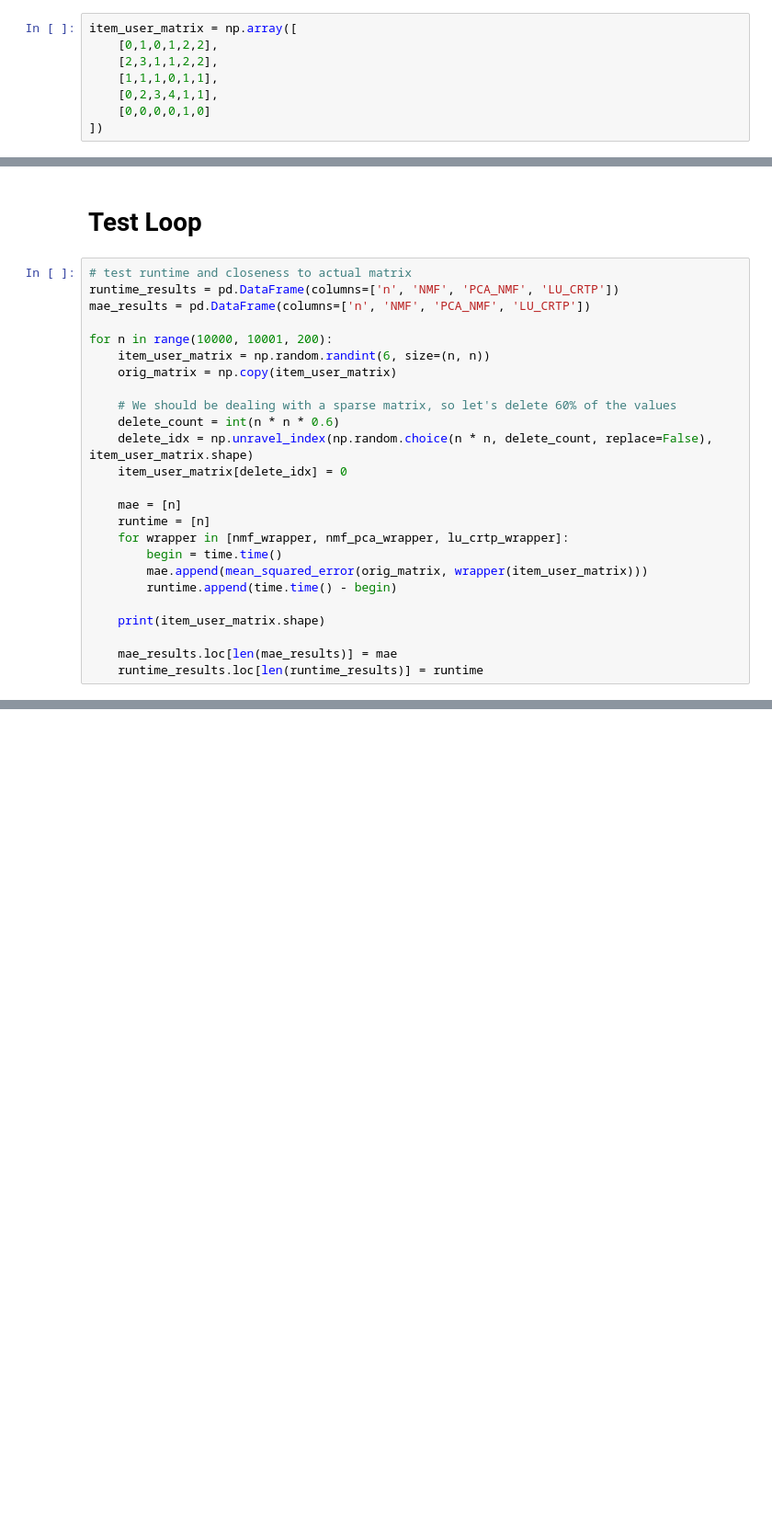
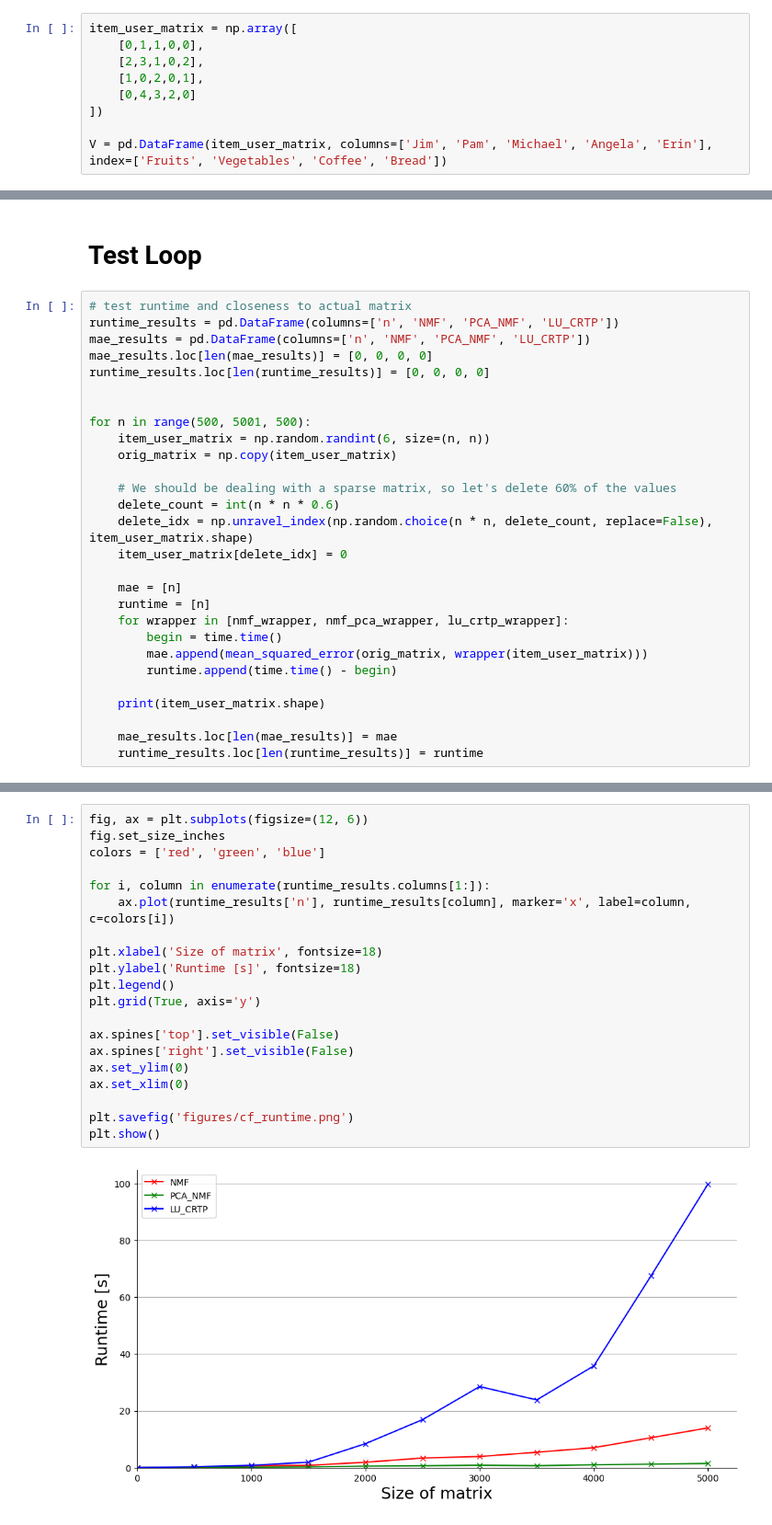
Before and after one commit to nicomu99/stl-implementation, a Jupyter notebook: test_loop.ipynb, the cells around one changed output, grey strips where cells are left out. Shown at 92% size. Saved outputs shown, nothing was run; the diff lists cells and outputs as text; blank space fills up the shorter version.

```diff
--- a/test_loop.ipynb
+++ b/test_loop.ipynb
@@ -10,9 +10,10 @@ import time
 # Define Data
 # %%
 item_user_matrix = np.array([
-    [0,1,0,1,2,2],
-    [2,3,1,1,2,2],
-    [1,1,1,0,1,1],
-    [0,2,3,4,1,1],
-    [0,0,0,0,1,0]
+    [0,1,1,0,0],
+    [2,3,1,0,2],
+    [1,0,2,0,1],
+    [0,4,3,2,0]
 ])
+
+V = pd.DataFrame(item_user_matrix, columns=['Jim', 'Pam', 'Michael', 'Angela', 'Erin'], index=['Fruits', 'Vegetables', 'Coffee', 'Bread'])
@@ -49,8 +86,11 @@ Mean Squared Error: 1.7315857487660493
 # test runtime and closeness to actual matrix
 runtime_results = pd.DataFrame(columns=['n', 'NMF', 'PCA_NMF', 'LU_CRTP'])
 mae_results = pd.DataFrame(columns=['n', 'NMF', 'PCA_NMF', 'LU_CRTP'])
+mae_results.loc[len(mae_results)] = [0, 0, 0, 0]
+runtime_results.loc[len(runtime_results)] = [0, 0, 0, 0]
 
-for n in range(10000, 10001, 200):
+
+for n in range(500, 5001, 500):
     item_user_matrix = np.random.randint(6, size=(n, n))
     orig_matrix = np.copy(item_user_matrix)
 
@@ -79,0 +126,22 @@ mae_results
+# %%
+fig, ax = plt.subplots(figsize=(12, 6))
+fig.set_size_inches
+colors = ['red', 'green', 'blue']
+
+for i, column in enumerate(runtime_results.columns[1:]):
+    ax.plot(runtime_results['n'], runtime_results[column], marker='x', label=column, c=colors[i])
+
+plt.xlabel('Size of matrix', fontsize=18)
+plt.ylabel('Runtime [s]', fontsize=18)
+plt.legend()
+plt.grid(True, axis='y')
+
+ax.spines['top'].set_visible(False)
+ax.spines['right'].set_visible(False)
+ax.set_ylim(0)
+ax.set_xlim(0)
+
+plt.savefig('figures/cf_runtime.png')
+plt.show()
+# %% [output]
+[figure, added]
```
Also changed, not shown: parts of 9 cells of this notebook, 3 other files.
